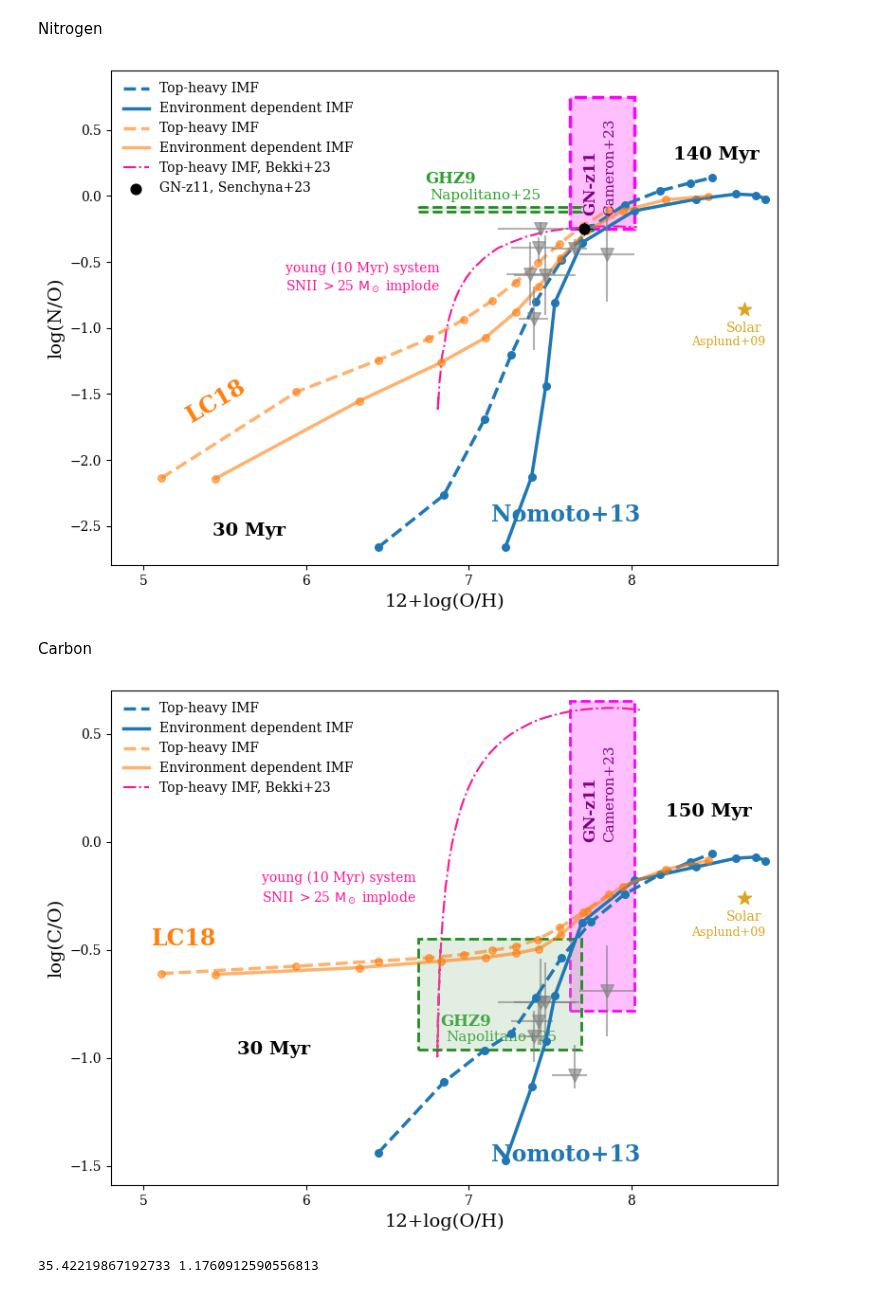
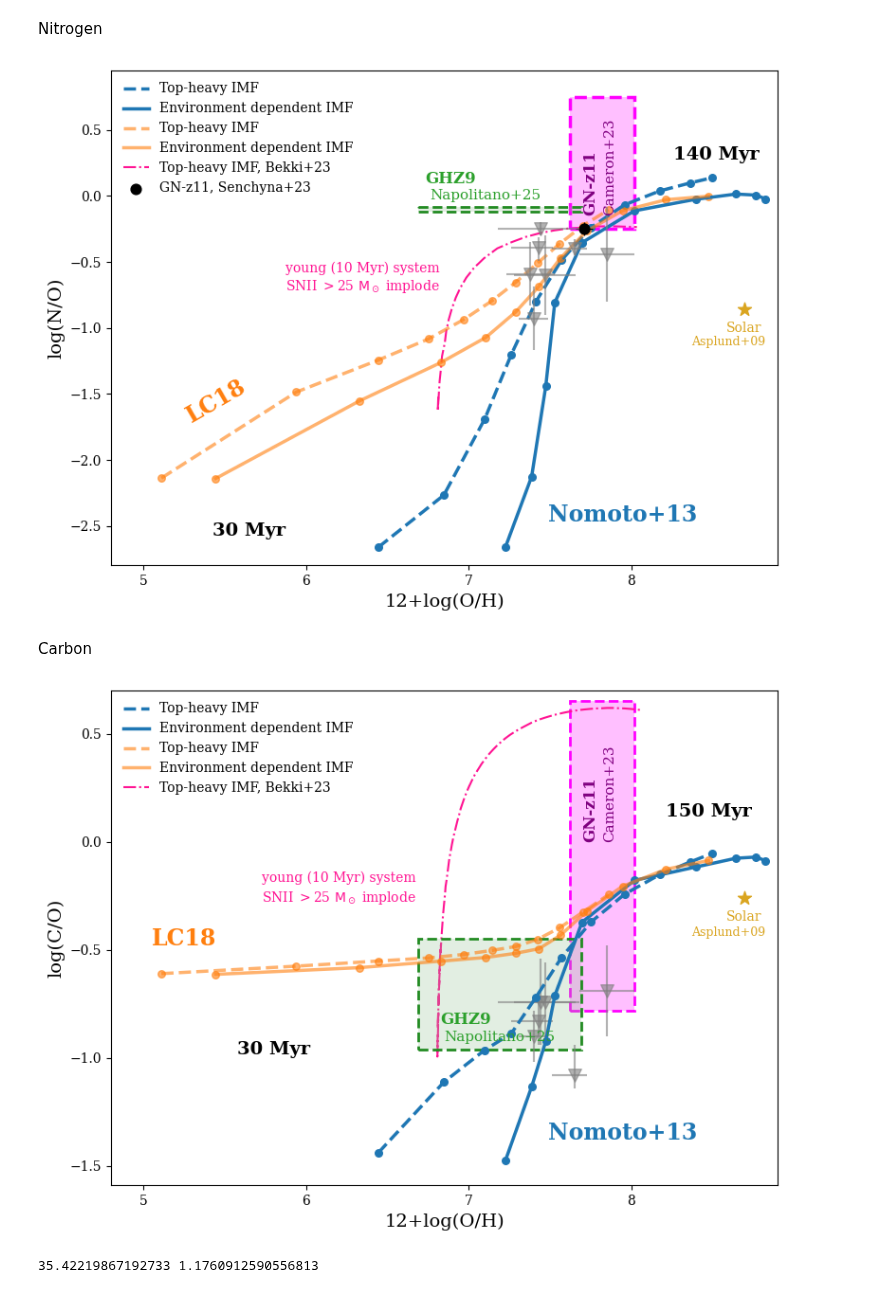
Before and after one commit to bshidvb/galIMF, a Jupyter notebook: plotting/plots_for-paper.ipynb, the cells around one changed output. Saved outputs shown, nothing was run; the diff lists cells and outputs as text; code cells hidden in the pictures.

Commit message:
Modified position of text

```diff
--- a/plotting/plots_for-paper.ipynb
+++ b/plotting/plots_for-paper.ipynb
@@ -220,7 +220,7 @@ for i, path in enumerate(file_paths):
 plt.text(5.65, -2.6, '30 Myr', color='black', ha='center', va='bottom', fontsize=14, weight="bold")
 plt.text(8.525, 0.25, '140 Myr', color='black', ha='center', va='bottom', fontsize=14, weight="bold")
 
-plt.text(7.6, -2.5, 'Nomoto+13', color='tab:blue', ha='center', va='bottom', fontsize=17, weight="bold")
+plt.text(7.95, -2.5, 'Nomoto+13', color='tab:blue', ha='center', va='bottom', fontsize=17, weight="bold")
 plt.text(5.45, -1.75, 'LC18', color='tab:orange', ha='center', va='bottom', rotation=30, fontsize=17, weight="bold")
 
 title='Chemical evolution models with different IMF slopes'
@@ -241,7 +241,7 @@ plt.savefig(filename, bbox_inches='tight', dpi=300)
 plt.tight_layout()
 plt.show()
 # %% [output]
-[figure, old version]
+[figure, new version]
 # %% [markdown]
 Carbon
 # %%
@@ -348,8 +348,8 @@ def plot_high_redshift_data_Ji25():
                          alpha=1, linestyle='--', zorder=5)
     plt.gca().add_patch(rect1)
     # plt.plot([7.82, 7.92], [-0.25, 0.25], color='purple', linestyle=':', linewidth=2, marker=None)
-    plt.text(6.98, -0.87, 'GHZ9', color='tab:green', ha='center', va='bottom', fontsize=12, weight="bold")
-    plt.text(7.2, -0.935, 'Napolitano+25', color='tab:green', ha='center', va='bottom', fontsize=11)
+    plt.text(6.98, -0.86, 'GHZ9', color='tab:green', ha='center', va='bottom', fontsize=12, weight="bold", zorder=10)
+    plt.text(7.19, -0.935, 'Napolitano+25', color='tab:green', ha='center', va='bottom', fontsize=11, zorder=10)
     plt.scatter(8.696, -0.26, color='goldenrod', s=110, marker='*')
     plt.text(8.696, -0.38, 'Solar', color='goldenrod', ha='center', va='bottom', fontsize=10)
     plt.text(8.6, -0.45, 'Asplund+09', color='goldenrod', ha='center', va='bottom', fontsize=9)
@@ -419,35 +419,35 @@ for i, path in enumerate(file_paths):
     logCO, logOH = data['Gas [C/O]:'], data['Gas [O/H]:']
     time_steps = data['time step list:']
     stellar_ages = np.log10(time_steps)
     logCO, logOH = recalculate(logCO, logOH)
     # smooth_logOH, smooth_logNO = fit(logOH, logNO)
     # plt.plot(smooth_logOH[index_x:index_y], smooth_logNO[index_x:index_y], color=colors[i % len(colors)], lw=0.8, label=label)
     plt.scatter(logOH[index_x:index_y], logCO[index_x:index_y], color='tab:orange', s=30, alpha=0.6, zorder=10)
     plt.plot(logOH[index_x:index_y], logCO[index_x:index_y], color='tab:orange', lw=2.5, label='Environment dependent IMF', alpha=0.6, zorder=10)
 
 plt.text(5.8, -1, '30 Myr', color='black', ha='center', va='bottom', fontsize=14, weight="bold")
 plt.text(8.475, 0.1, '150 Myr', color='black', ha='center', va='bottom', fontsize=14, weight="bold")
 
-plt.text(7.6, -1.5, 'Nomoto+13', color='tab:blue', ha='center', va='bottom', fontsize=17, weight="bold")
+plt.text(7.95, -1.4, 'Nomoto+13', color='tab:blue', ha='center', va='bottom', fontsize=17, weight="bold")
 plt.text(5.25, -0.5, 'LC18', color='tab:orange', ha='center', va='bottom', fontsize=17, weight="bold")
 
 filename='./paper/paper_carbon.pdf'
 plt.xlabel('12+log(O/H)', fontsize=14)
 plt.ylabel('log(C/O)', fontsize=14)
 plt.locator_params(axis='x', nbins=8)
 plt.locator_params(axis='y', nbins=8)
 plt.xlim(4.8, 8.9)
 plt.ylim(-1.59, 0.7)
 # plt.title(title, fontsize=12)
 plot_Cameron_carbon()
 plot_Bekki_comparison()
 plot_high_redshift_data_Ji25()
 plt.legend(bbox_to_anchor=(0, 1), loc="upper left", fontsize=10, frameon=False)
 plt.savefig(filename, bbox_inches='tight', dpi=300)
 plt.tight_layout()
 plt.show()
 # %% [output]
-[figure, old version]
+[figure, new version]
 # %%
 def load_data_with_names(file_path):
     with open(file_path, 'r') as file:
```
